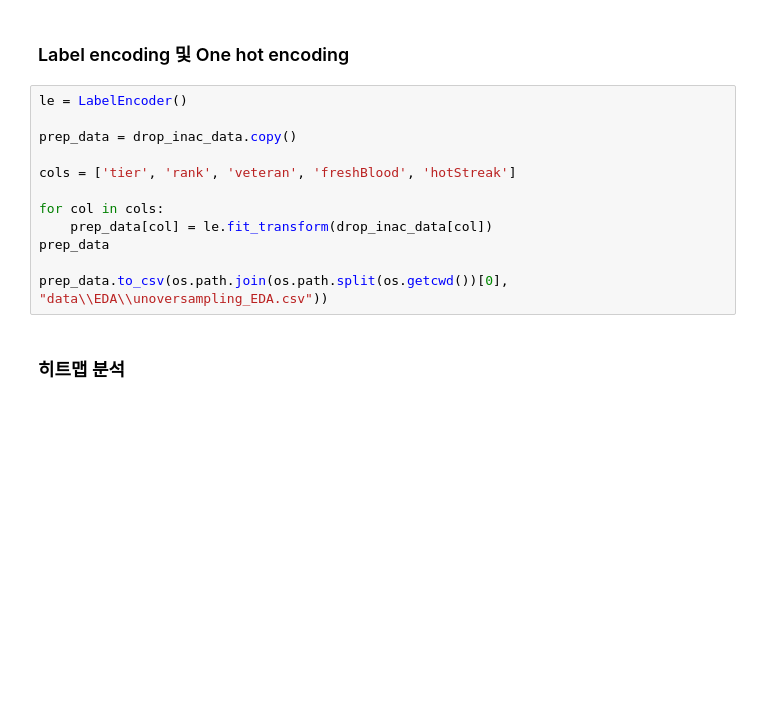
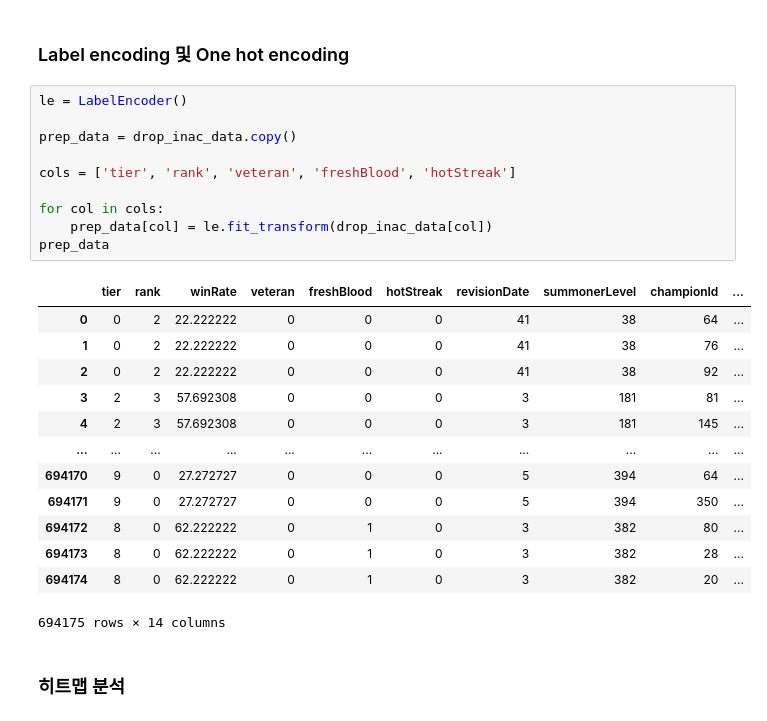
Before and after one commit to SKNETWORKS-FAMILY-AICAMP/SKN11-2nd-4Team, a Jupyter notebook: EDA/EDA.ipynb, the cells around one changed output. Cells and saved outputs as stored; diff of their text form; blank space fills up the shorter version.

```diff
--- a/EDA/EDA.ipynb
+++ b/EDA/EDA.ipynb
@@ -398,15 +398,27 @@ drop_inac_data
 # %%
 le = LabelEncoder()
 
 prep_data = drop_inac_data.copy()
 
 cols = ['tier', 'rank', 'veteran', 'freshBlood', 'hotStreak']
 
 for col in cols:
     prep_data[col] = le.fit_transform(drop_inac_data[col])
 prep_data
-
-prep_data.to_csv(os.path.join(os.path.split(os.getcwd())[0], "data\\EDA\\unoversampling_EDA.csv"))
+# %% [output]
+|  | tier | rank | winRate | veteran | freshBlood | hotStreak | revisionDate | summonerLevel | championId | ... |
+| 0 | 0 | 2 | 22.222222 | 0 | 0 | 0 | 41 | 38 | 64 | ... |
+| 1 | 0 | 2 | 22.222222 | 0 | 0 | 0 | 41 | 38 | 76 | ... |
+| 2 | 0 | 2 | 22.222222 | 0 | 0 | 0 | 41 | 38 | 92 | ... |
+| 3 | 2 | 3 | 57.692308 | 0 | 0 | 0 | 3 | 181 | 81 | ... |
+| 4 | 2 | 3 | 57.692308 | 0 | 0 | 0 | 3 | 181 | 145 | ... |
+| ... | ... | ... | ... | ... | ... | ... | ... | ... | ... | ... |
+| 694170 | 9 | 0 | 27.272727 | 0 | 0 | 0 | 5 | 394 | 64 | ... |
+| 694171 | 9 | 0 | 27.272727 | 0 | 0 | 0 | 5 | 394 | 350 | ... |
+| 694172 | 8 | 0 | 62.222222 | 0 | 1 | 0 | 3 | 382 | 80 | ... |
+| 694173 | 8 | 0 | 62.222222 | 0 | 1 | 0 | 3 | 382 | 28 | ... |
+| 694174 | 8 | 0 | 62.222222 | 0 | 1 | 0 | 3 | 382 | 20 | ... |
+694175 rows × 14 columns
 # %% [markdown]
 ### 히트맵 분석
 # %%
```
Also changed, not shown: parts of 8 cells of this notebook, 1 other file.
